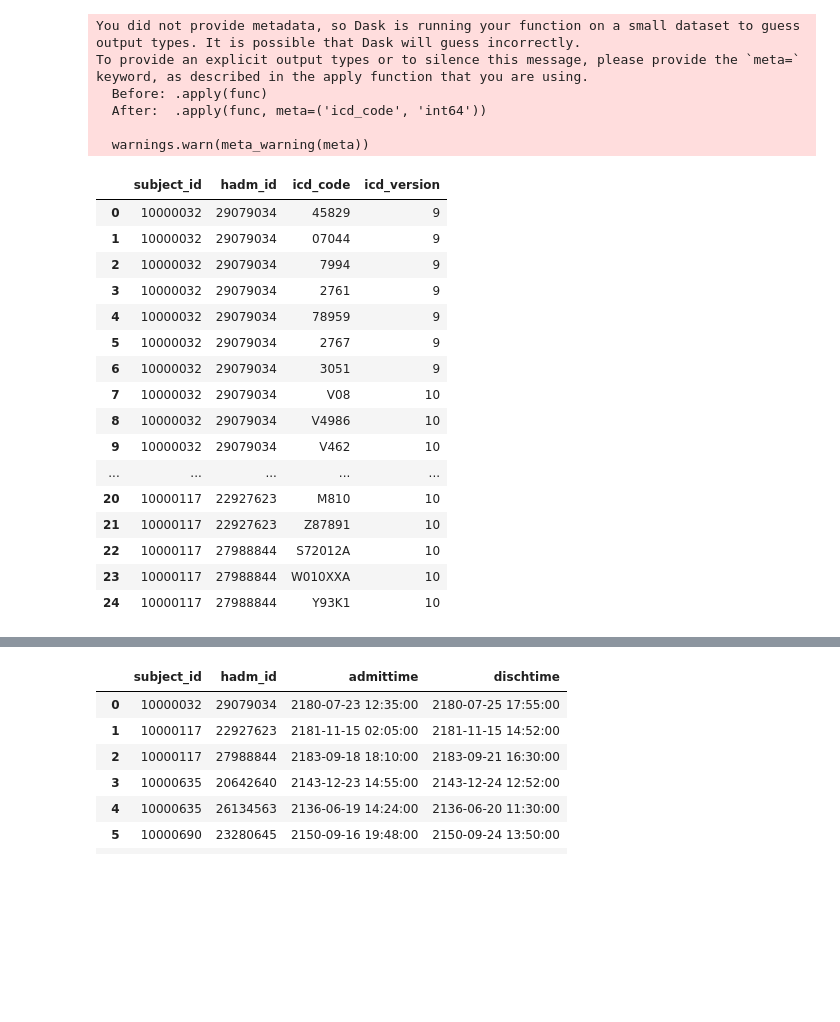
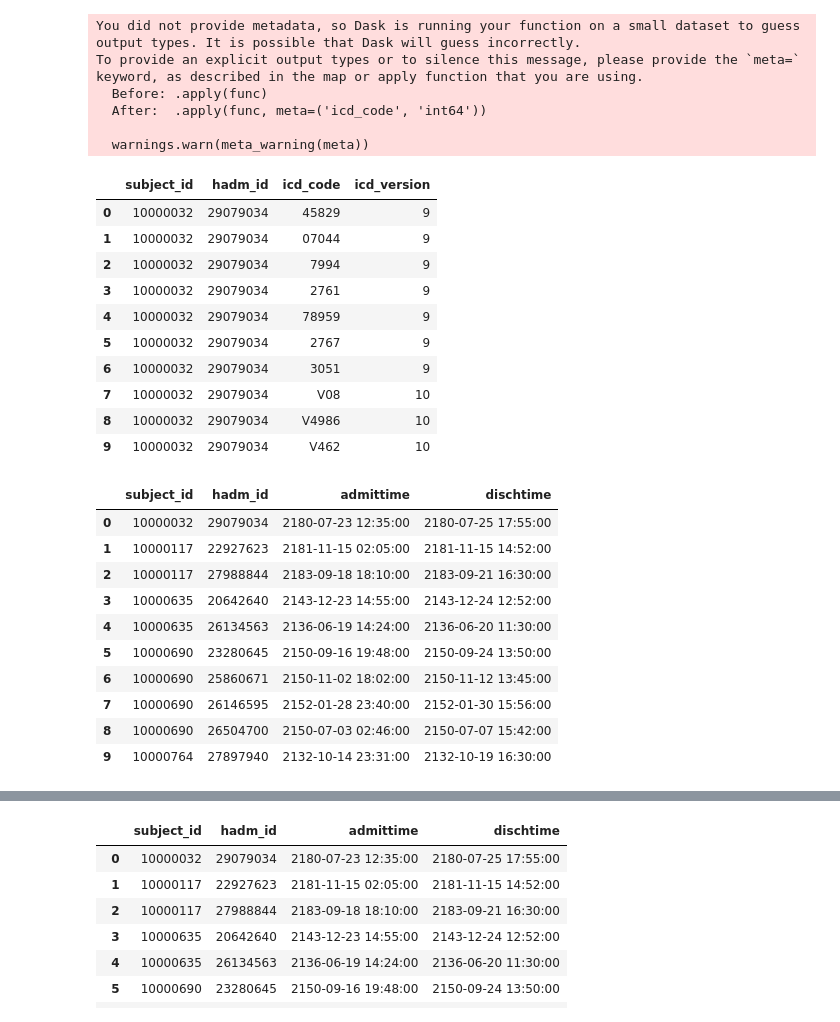
Before and after one commit to yloughribi/Internship, a Jupyter notebook: Python_script.ipynb, the cells around one changed output, grey strips where cells are left out. Cells and saved outputs as stored; diff of their text form; code cells hidden in the pictures; blank space fills up the shorter version.

```diff
--- a/Python_script.ipynb
+++ b/Python_script.ipynb
@@ -6,6 +7,5 @@ import dask.dataframe as dd
 # %%
-diag = dd.read_csv('C:\\Users\\yahya\\Documents\\GitHub\\Internship\\CSV_files\\diagnoses_table.csv')
-diag = diag.sort_values(by=['subject_id', 'hadm_id'])
+diag = dd.read_csv('C:\\Users\\yahya\\Documents\\GitHub\\Internship\\CSV_files\\diagnoses_table.csv', dtype={"icd_code": "object"})
 # %%
 def detect_icd_version(code):
     code = str(code).strip().upper()
@@ -15,30 +15,24 @@ def detect_icd_version(code):
 diag['icd_version'] = diag['icd_code'].apply(detect_icd_version)
 # %% [output]
 You did not provide metadata, so Dask is running your function on a small dataset to guess output types. It is possible that Dask will guess incorrectly.
-To provide an explicit output types or to silence this message, please provide the `meta=` keyword, as described in the apply function that you are using.
+To provide an explicit output types or to silence this message, please provide the `meta=` keyword, as described in the map or apply function that you are using.
   Before: .apply(func)
   After:  .apply(func, meta=('icd_code', 'int64'))
 
   warnings.warn(meta_warning(meta))
 # %%
-diag.head(25)
+diag.head(10)
 # %% [output]
 |  | subject_id | hadm_id | icd_code | icd_version |
 | 0 | 10000032 | 29079034 | 45829 | 9 |
 | 1 | 10000032 | 29079034 | 07044 | 9 |
 | 2 | 10000032 | 29079034 | 7994 | 9 |
 | 3 | 10000032 | 29079034 | 2761 | 9 |
 | 4 | 10000032 | 29079034 | 78959 | 9 |
 | 5 | 10000032 | 29079034 | 2767 | 9 |
 | 6 | 10000032 | 29079034 | 3051 | 9 |
 | 7 | 10000032 | 29079034 | V08 | 10 |
 | 8 | 10000032 | 29079034 | V4986 | 10 |
 | 9 | 10000032 | 29079034 | V462 | 10 |
-| ... | ... | ... | ... | ... |
-| 20 | 10000117 | 22927623 | M810 | 10 |
-| 21 | 10000117 | 22927623 | Z87891 | 10 |
-| 22 | 10000117 | 27988844 | S72012A | 10 |
-| 23 | 10000117 | 27988844 | W010XXA | 10 |
-| 24 | 10000117 | 27988844 | Y93K1 | 10 |
 # %%
 adm = dd.read_csv('C:\\Users\\Yahya\\Documents\\GitHub\\Internship\\CSV_files\\admissions_table.csv')
@@ -45,0 +39,14 @@ adm = adm.sort_values(by=['subject_id', 'hadm_id'])
+# %%
+adm.head(10)
+# %% [output]
+|  | subject_id | hadm_id | admittime | dischtime |
+| 0 | 10000032 | 29079034 | 2180-07-23 12:35:00 | 2180-07-25 17:55:00 |
+| 1 | 10000117 | 22927623 | 2181-11-15 02:05:00 | 2181-11-15 14:52:00 |
+| 2 | 10000117 | 27988844 | 2183-09-18 18:10:00 | 2183-09-21 16:30:00 |
+| 3 | 10000635 | 20642640 | 2143-12-23 14:55:00 | 2143-12-24 12:52:00 |
+| 4 | 10000635 | 26134563 | 2136-06-19 14:24:00 | 2136-06-20 11:30:00 |
+| 5 | 10000690 | 23280645 | 2150-09-16 19:48:00 | 2150-09-24 13:50:00 |
+| 6 | 10000690 | 25860671 | 2150-11-02 18:02:00 | 2150-11-12 13:45:00 |
+| 7 | 10000690 | 26146595 | 2152-01-28 23:40:00 | 2152-01-30 15:56:00 |
+| 8 | 10000690 | 26504700 | 2150-07-03 02:46:00 | 2150-07-07 15:42:00 |
+| 9 | 10000764 | 27897940 | 2132-10-14 23:31:00 | 2132-10-19 16:30:00 |
```
Also changed, not shown: parts of 45 cells of this notebook.
